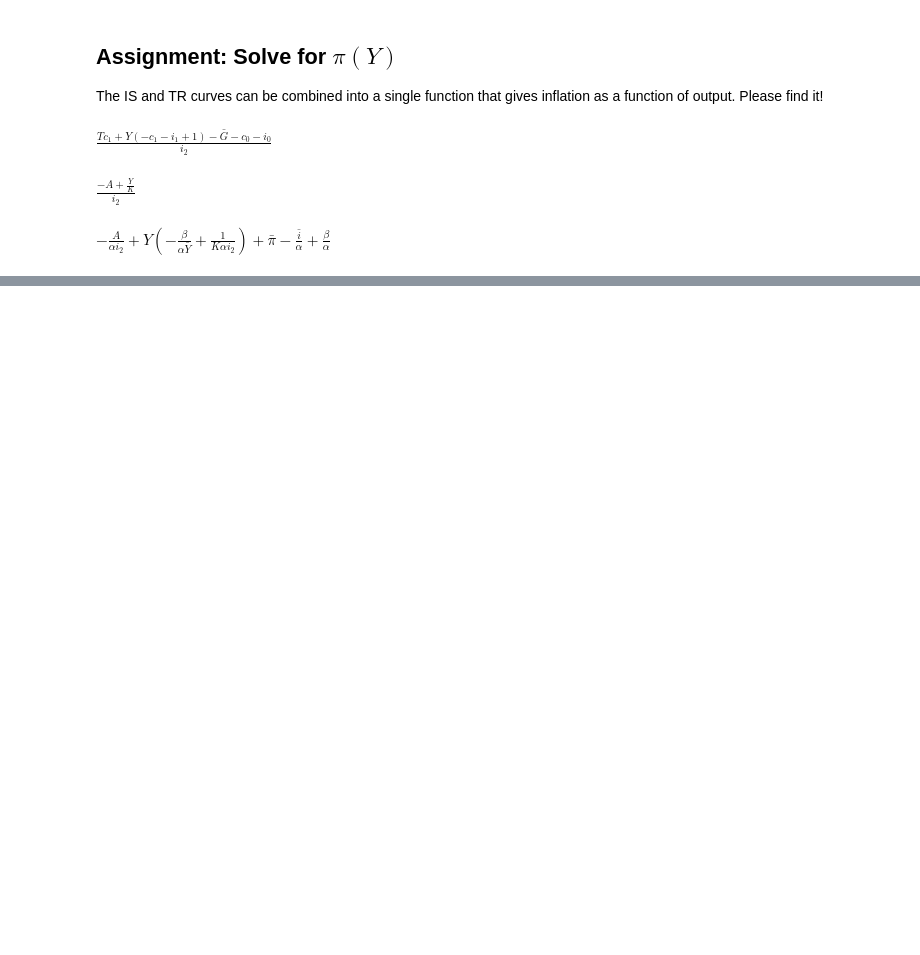
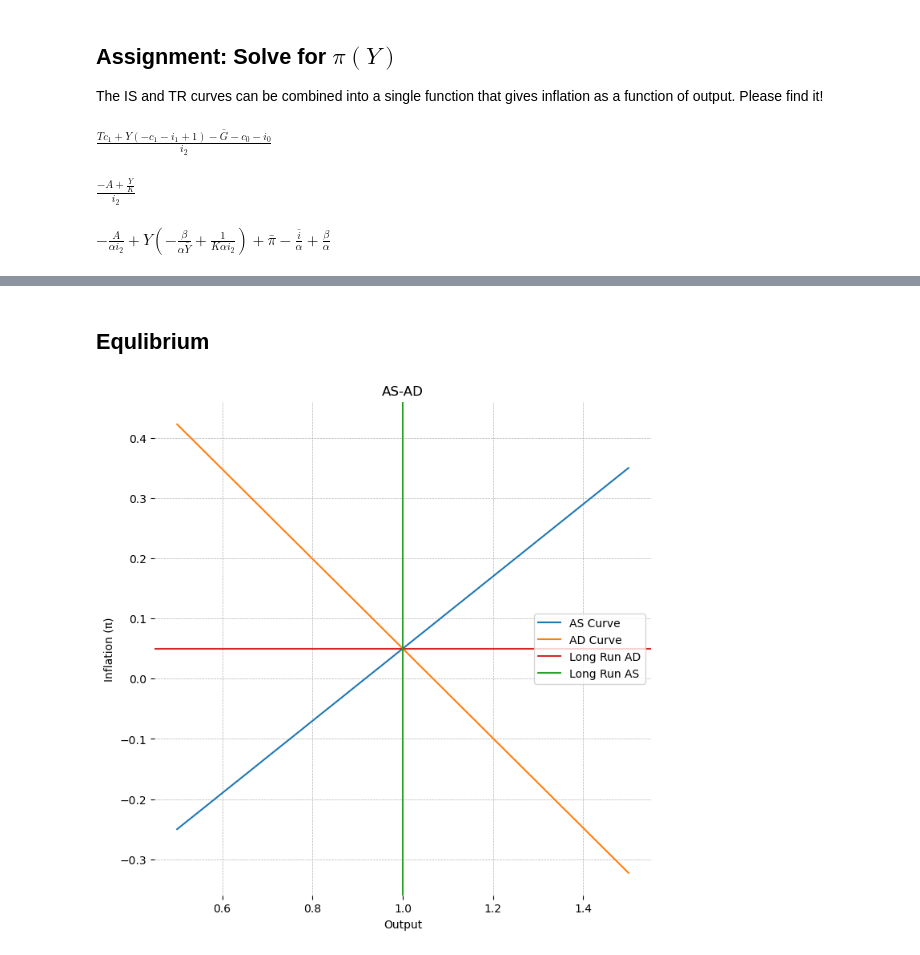
Before and after one commit to jessegrabowski/PSME-Macro, a Jupyter notebook: Lecture 04b - The AS-AD Model.ipynb, the cells around one changed output, grey strips where cells are left out. Drawn from its saved outputs; the diff is of its cells as text; code cells hidden in the pictures; blank space fills up the shorter version.

```diff
--- a/Lecture 04b - The AS-AD Model.ipynb
+++ b/Lecture 04b - The AS-AD Model.ipynb
@@ -261,0 +316,40 @@ fig.subplots_adjust(hspace=0.025)
+# %%
+def plot_AS_AD(Y_values, π, π_bar, Y_bar, G_bar, T, i_bar, c0, c1, i0, i1, i2, α, β,
+            a, pi_e, s, ax=None, plot_long_run=True, legend=True):
+    as_curve = AS_curve(Y=Y_values, a=a, Y_bar=Y_bar, pi_e=pi_e, s=s)
+    ad_curve = AD_curve(Y=Y_values, π_bar=π_bar, Y_bar=Y_bar, G_bar=G_bar, T=T,
+                        i_bar = i_bar, α=α, β=β,
+                        c0=c0, c1=c1,
+                        i0=i0, i1=i1, i2=i2)
+
+    if ax is None:
+        fig, ax = plt.subplots(figsize=(8, 8))
+
+    ax.plot(Y_values, as_curve, label='AS Curve' if legend else None, color='tab:blue')
+    ax.plot(Y_values, ad_curve, label='AD Curve' if legend else None, color='tab:orange')
+    ax.set(xlabel='Output', ylabel='Inflation (π)', title='AS-AD')
+
+    if plot_long_run:
+        eq_idx = np.argmin((as_curve - ad_curve) ** 2)
+        Y_star = Y_values[eq_idx]
+        pi_star = as_curve[eq_idx]
+
+        ax.axhline(π_bar, label='Long Run AD' if legend else None, color='tab:red')
+        ax.axvline(Y_bar, label='Long Run AS' if legend else None, color='tab:green')
+
+    if legend:
+        ax.legend()
+    return ax
+# %% [markdown]
+## Equlibrium
+# %%
+Y_values = np.linspace(0.5, 1.5, 1000)
+π_bar = 0.05
+ax = plot_AS_AD(Y_values, π=π_bar, π_bar=π_bar, Y_bar=Y_bar, G_bar=0, T=0,
+                i_bar=π_bar, α=α, β=β,
+                c0=0.345, c1=c1, i0=0, i1=i1, i2=i2,
+                a=a, pi_e=π_bar, s=0)
+
+plt.show()
+# %% [output]
+[figure, added]
```
Also changed, not shown: parts of 12 cells of this notebook.
